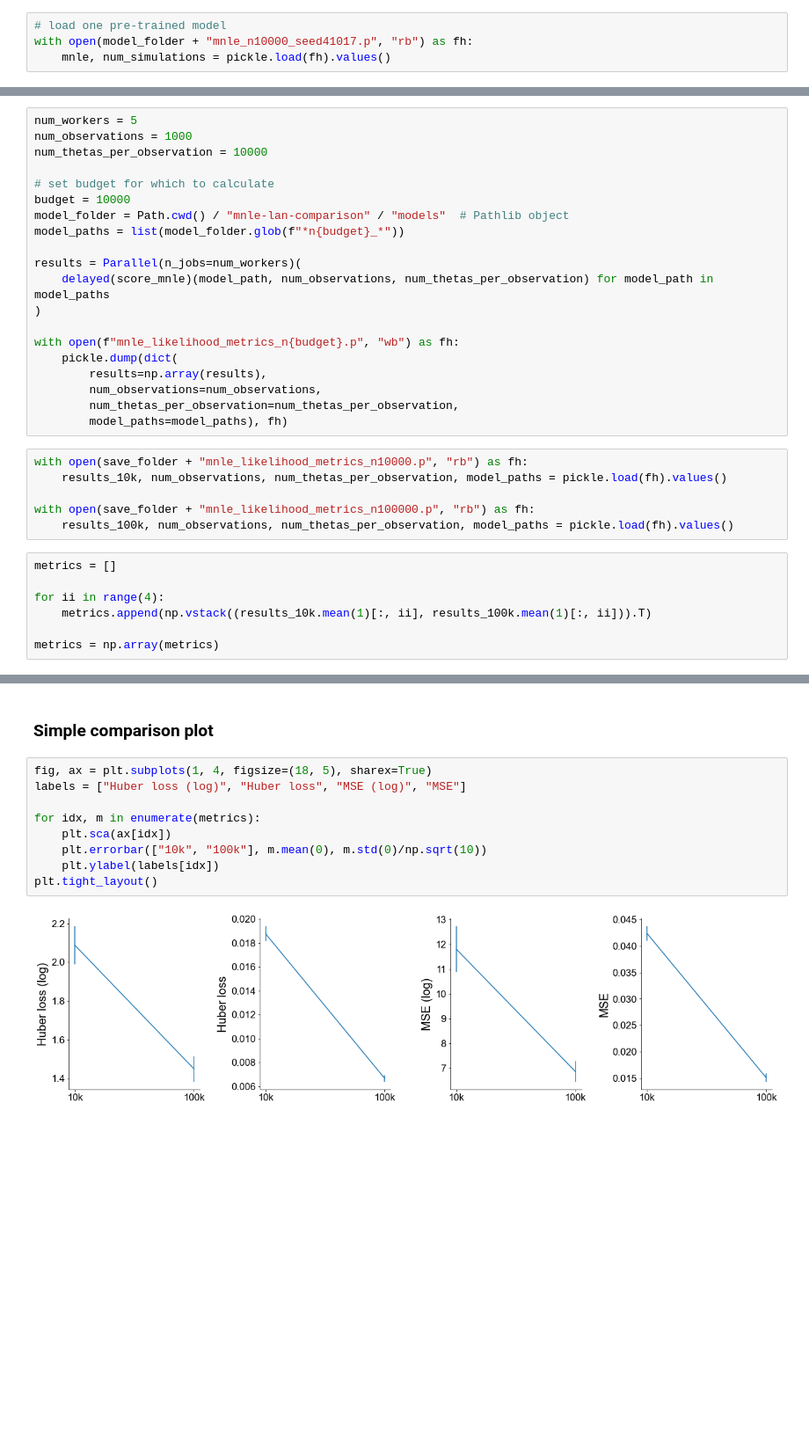
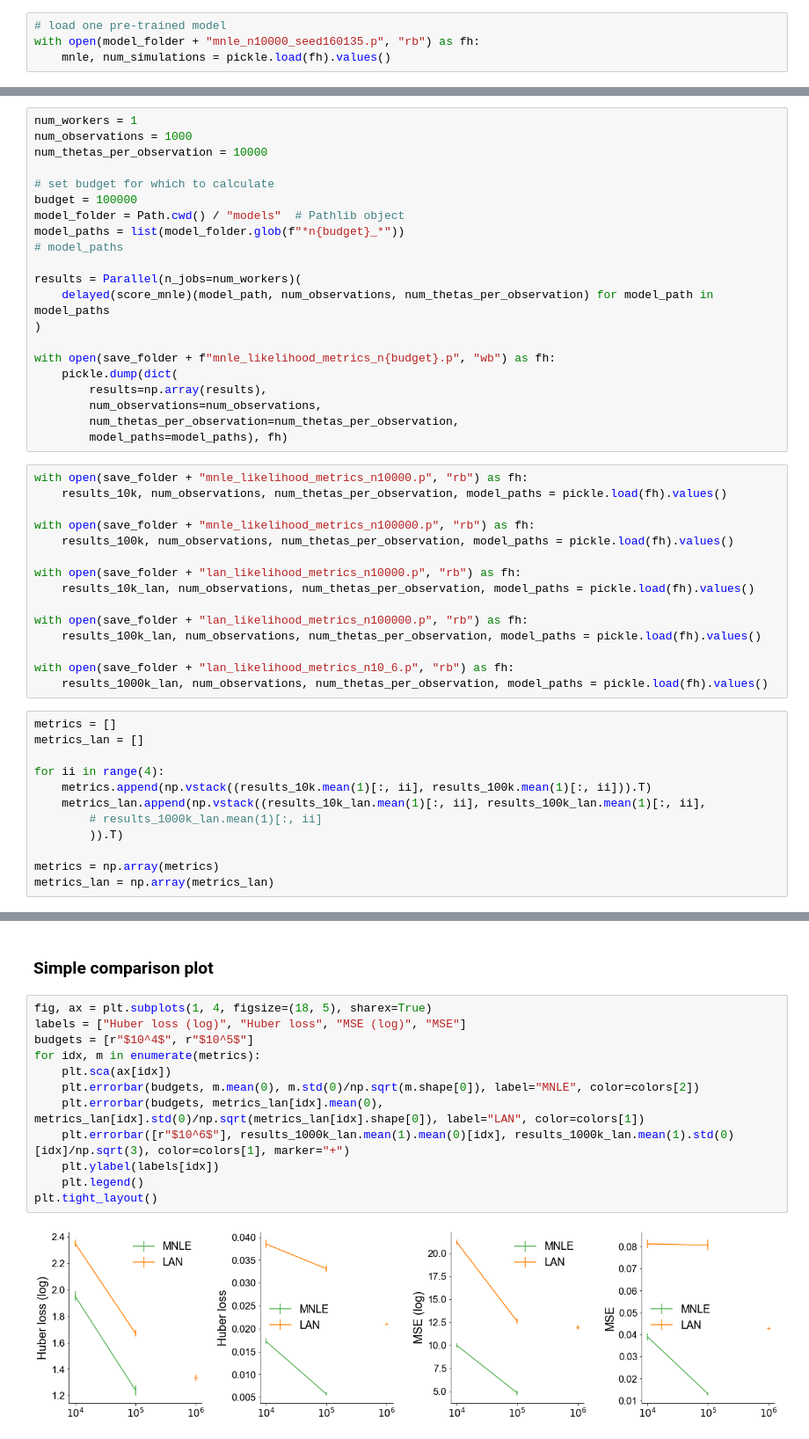
Before and after one commit to mackelab/mnle-for-ddms, a Jupyter notebook: notebooks/mnle-lan-comparison/compute_likelihood_metrics.ipynb, the cells around one changed output, grey strips where cells are left out. Shown at 88% size. Drawn from its saved outputs; the diff is of its cells as text; blank space fills up the shorter version.

Commit message:
update comparison notebook and trainind script

```diff
--- a/notebooks/mnle-lan-comparison/compute_likelihood_metrics.ipynb
+++ b/notebooks/mnle-lan-comparison/compute_likelihood_metrics.ipynb
@@ -50,7 +50,7 @@ xos[xos_1d[:, 0] > 0, 1] = 1
 ## Calculate metrics from pre-trained models
 # %%
 # load one pre-trained model
-with open(model_folder + "mnle_n10000_seed41017.p", "rb") as fh:
+with open(model_folder + "mnle_n10000_seed160135.p", "rb") as fh:
     mnle, num_simulations = pickle.load(fh).values()
 # %%
 seed = torch.randint(100000, (1,)).item()
@@ -152,18 +238,19 @@ def score_mnle(path_to_model, num_observations, num_thetas_per_observation):
 # %%
-num_workers = 5
+num_workers = 1
 num_observations = 1000
 num_thetas_per_observation = 10000
 
 # set budget for which to calculate
-budget = 10000
-model_folder = Path.cwd() / "mnle-lan-comparison" / "models"  # Pathlib object
+budget = 100000
+model_folder = Path.cwd() / "models"  # Pathlib object
 model_paths = list(model_folder.glob(f"*n{budget}_*"))
+# model_paths
 
 results = Parallel(n_jobs=num_workers)(
     delayed(score_mnle)(model_path, num_observations, num_thetas_per_observation) for model_path in model_paths
 )
 
-with open(f"mnle_likelihood_metrics_n{budget}.p", "wb") as fh:
+with open(save_folder + f"mnle_likelihood_metrics_n{budget}.p", "wb") as fh:
     pickle.dump(dict(
         results=np.array(results),
         num_observations=num_observations,
@@ -175,10 +262,24 @@ with open(save_folder + "mnle_likelihood_metrics_n10000.p", "rb") as fh:
 
 with open(save_folder + "mnle_likelihood_metrics_n100000.p", "rb") as fh:
     results_100k, num_observations, num_thetas_per_observation, model_paths = pickle.load(fh).values()
+
+with open(save_folder + "lan_likelihood_metrics_n10000.p", "rb") as fh:
+    results_10k_lan, num_observations, num_thetas_per_observation, model_paths = pickle.load(fh).values()
+
+with open(save_folder + "lan_likelihood_metrics_n100000.p", "rb") as fh:
+    results_100k_lan, num_observations, num_thetas_per_observation, model_paths = pickle.load(fh).values()
+
+with open(save_folder + "lan_likelihood_metrics_n10_6.p", "rb") as fh:
+    results_1000k_lan, num_observations, num_thetas_per_observation, model_paths = pickle.load(fh).values()
 # %%
 metrics = []
+metrics_lan = []
 
 for ii in range(4):
     metrics.append(np.vstack((results_10k.mean(1)[:, ii], results_100k.mean(1)[:, ii])).T)
+    metrics_lan.append(np.vstack((results_10k_lan.mean(1)[:, ii], results_100k_lan.mean(1)[:, ii],
+        # results_1000k_lan.mean(1)[:, ii]
+        )).T)
 
 metrics = np.array(metrics)
+metrics_lan = np.array(metrics_lan)
@@ -187,11 +292,14 @@ metrics = np.array(metrics)
 # %%
 fig, ax = plt.subplots(1, 4, figsize=(18, 5), sharex=True)
 labels = ["Huber loss (log)", "Huber loss", "MSE (log)", "MSE"]
-
+budgets = [r"$10^4$", r"$10^5$"]
 for idx, m in enumerate(metrics):
     plt.sca(ax[idx])
-    plt.errorbar(["10k", "100k"], m.mean(0), m.std(0)/np.sqrt(10))
+    plt.errorbar(budgets, m.mean(0), m.std(0)/np.sqrt(m.shape[0]), label="MNLE", color=colors[2])
+    plt.errorbar(budgets, metrics_lan[idx].mean(0), metrics_lan[idx].std(0)/np.sqrt(metrics_lan[idx].shape[0]), label="LAN", color=colors[1])
+    plt.errorbar([r"$10^6$"], results_1000k_lan.mean(1).mean(0)[idx], results_1000k_lan.mean(1).std(0)[idx]/np.sqrt(3), color=colors[1], marker="+")
     plt.ylabel(labels[idx])
+    plt.legend()
 plt.tight_layout()
 # %% [output]
-[figure, old version]
+[figure, new version]
```
Also changed, not shown: parts of 7 cells of this notebook, 1 other file.
